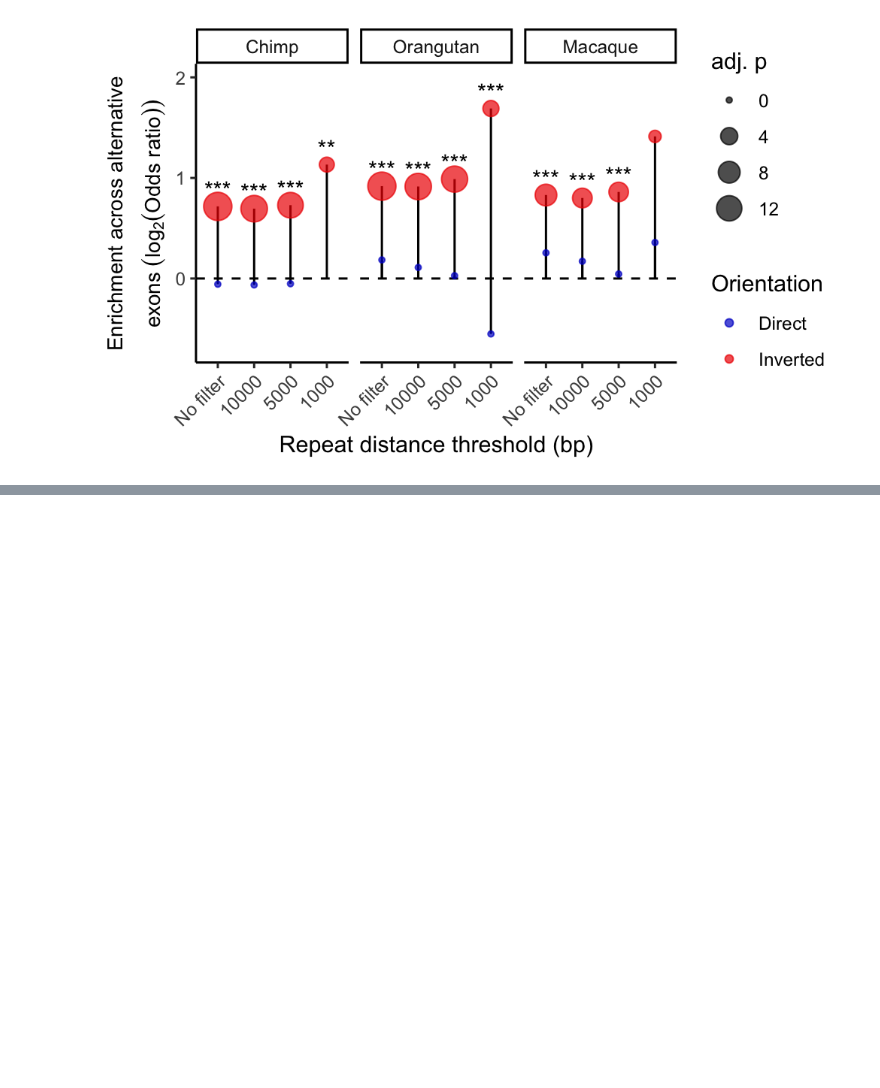
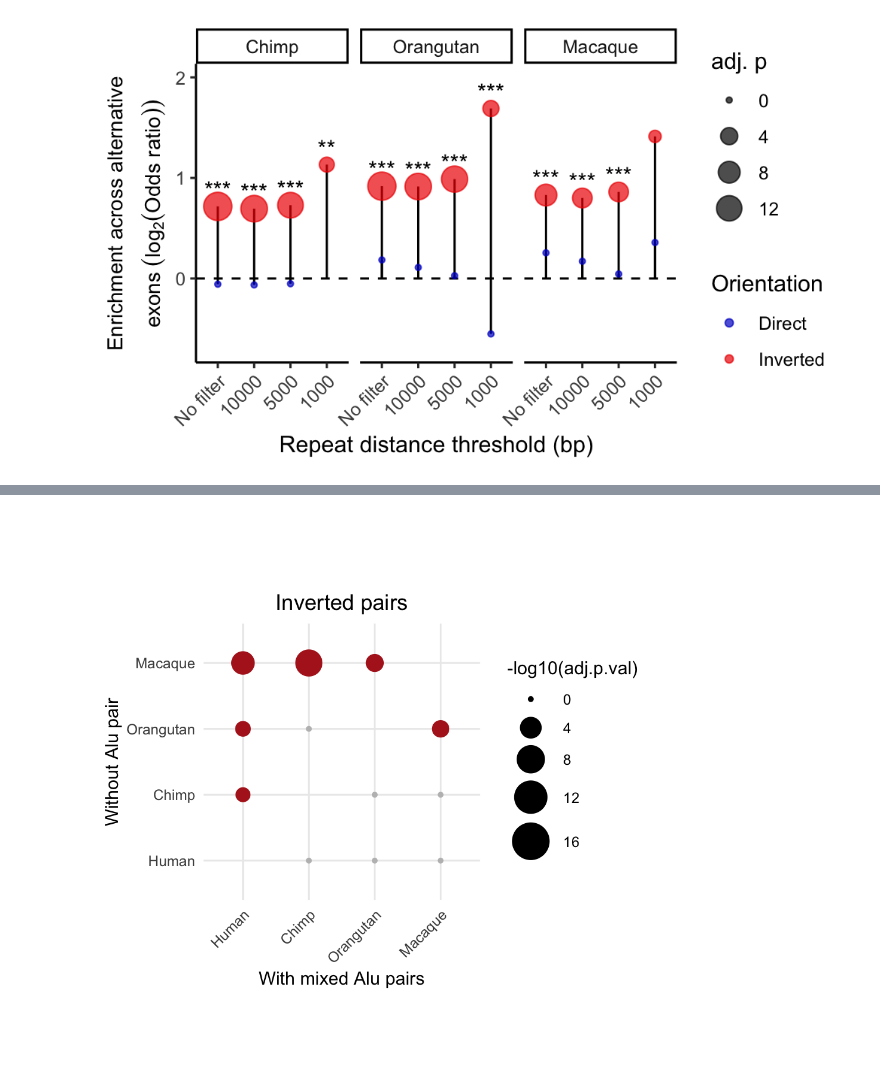
Before and after one commit to Hyunbeen-Lee/RNA_Alu_paper_figure, a Jupyter notebook: Notebooks/Figure2.ipynb, the cells around one changed output, grey strips where cells are left out. Cells and saved outputs as stored; diff of their text form; code cells hidden in the pictures; blank space fills up the shorter version.

```diff
--- a/Notebooks/Figure2.ipynb
+++ b/Notebooks/Figure2.ipynb
@@ -88,0 +490,17 @@ Fig2A
+# %%
+%%R
+
+species <- c("Human", "Chimp", "Orangutan", "Macaque", "Mouse")
+
+# Compute the pairwise p-values:
+pairwise_results.inverted <- compute_pairwise_pvalues(species, gain_filter="inverted")
+pairwise_results.direct <- compute_pairwise_pvalues(species, gain_filter="direct")
+pairwise_results.mixed <- compute_pairwise_pvalues(species, gain_filter="mixed")
+
+pairwise_results.inverted <- pairwise_results.inverted[!species_vector %like% "Mouse", ]
+pairwise_results.direct <-  pairwise_results.direct[!species_vector %like% "Mouse", ]
+pairwise_results.mixed <- pairwise_results.mixed[!species_vector %like% "Mouse", ]
+
+pairwise_results.inverted[, adj.p.val := p.adjust(p_value, method = "bonferroni")]
+pairwise_results.direct[, adj.p.val := p.adjust(p_value, method = "bonferroni")]
+pairwise_results.mixed[, adj.p.val := p.adjust(p_value, method = "bonferroni")]
@@ -88,0 +570,7 @@ Fig2A
+# %%
+%%R -w 4.7 -h 4.7 --units in -r 200
+
+pairwise_inverted <- plot_pairwise_dot(pairwise_results.inverted, "Inverted pairs")
+pairwise_inverted
+# %% [output]
+[figure, added]
```
Also changed, not shown: parts of 26 cells of this notebook, 7 other files.
